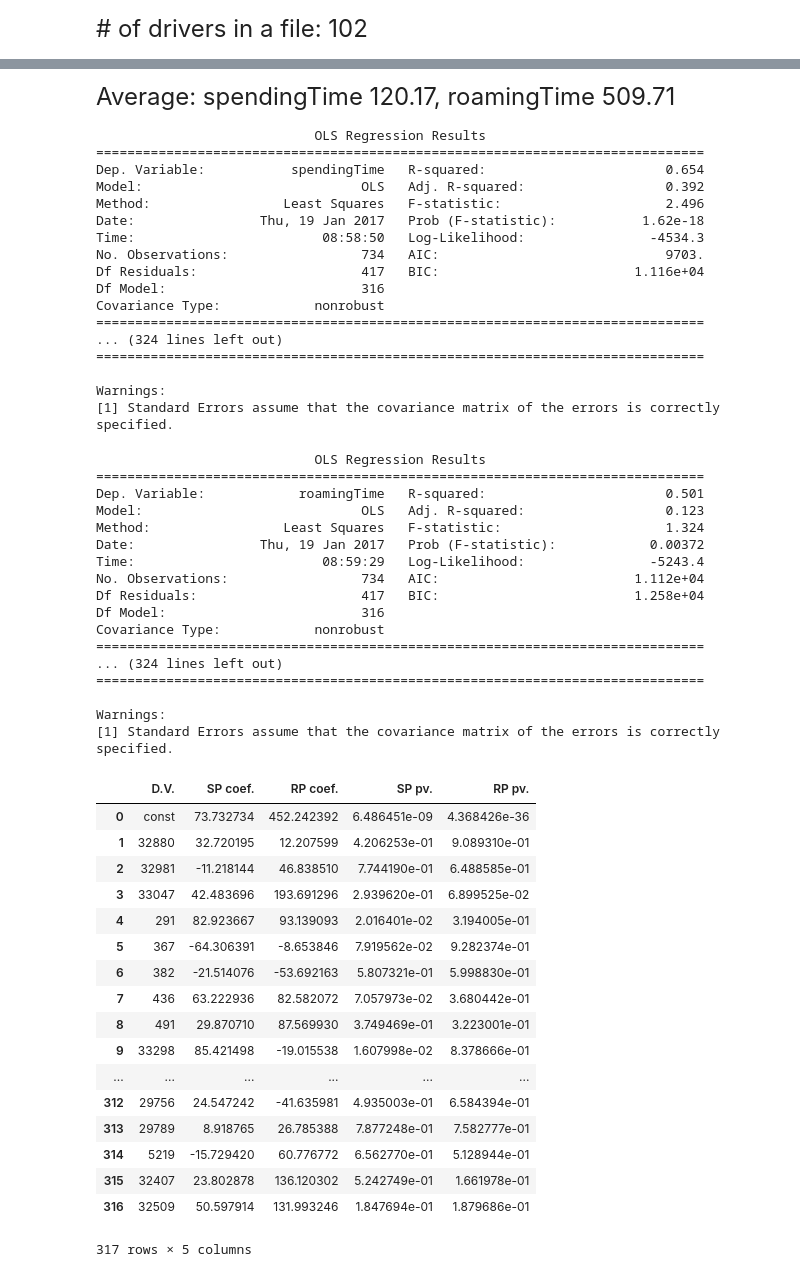
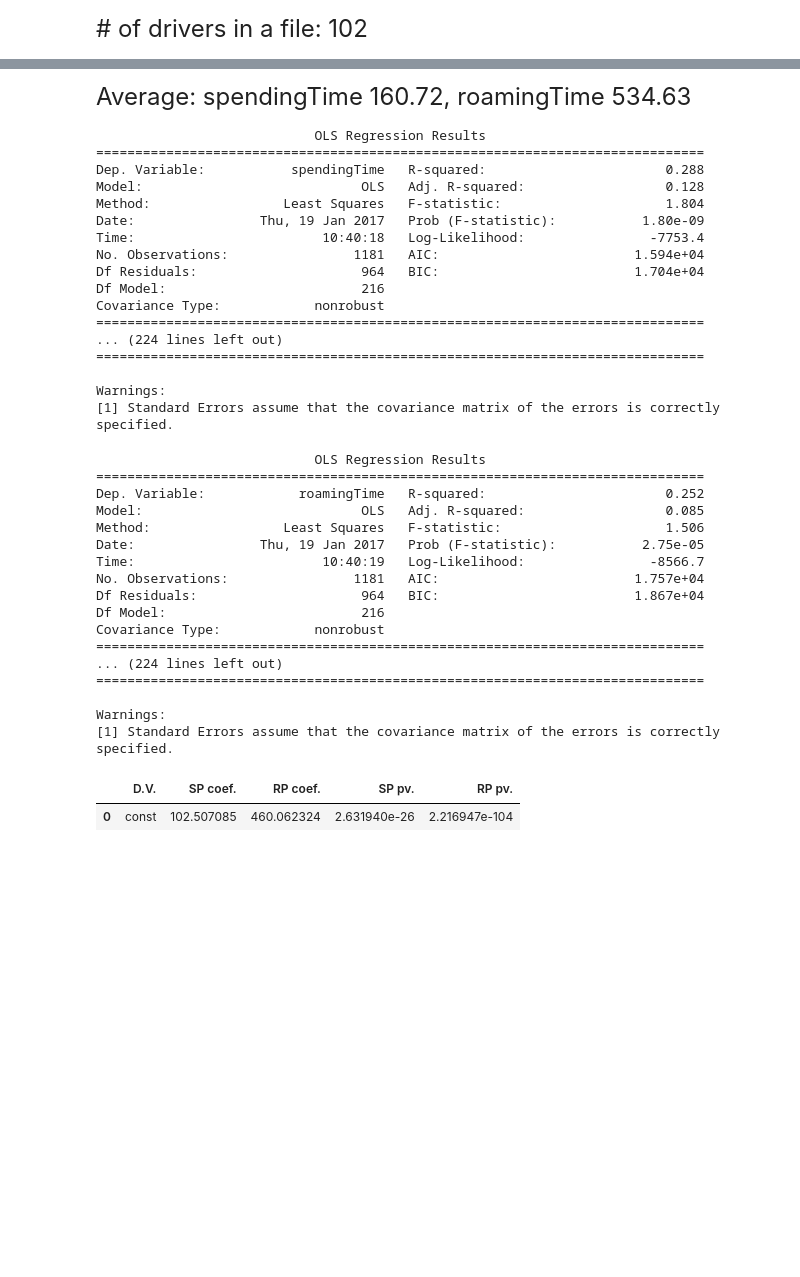
Before and after one commit to PeterGCM/taxi_projects, a Jupyter notebook: community_analysis/z_notebooks/b_regression_example.ipynb, the cells around one changed output, grey strips where cells are left out. Saved outputs shown, nothing was run; the diff lists cells and outputs as text; code cells hidden in the pictures; blank space fills up the shorter version.

```diff
--- a/community_analysis/z_notebooks/b_regression_example.ipynb
+++ b/community_analysis/z_notebooks/b_regression_example.ipynb
@@ -51,7 +51,7 @@ text_display(text, 5)
 # %% [output]
 # of drivers in a file: 102
 # %%
-did1 = 33720
+did1 = 19360
 did1_df = df[(df['did'] == did1)].copy(deep=True)
 did1_df = did1_df.drop(['month', 'day', 'timeFrame', 'zi', 'zj', 'tfZ', 'did'], axis=1)
 if '%d' % did1 in did1_df.columns:
@@ -68,24 +68,24 @@ text_display(text, 5)
 text = 'Average: spendingTime %.2f, roamingTime %.2f' % (did1_df['spendingTime'].mean(), did1_df['roamingTime'].mean())
 text_display(text, 5)
 # %% [output]
-Average: spendingTime 120.17, roamingTime 509.71
+Average: spendingTime 160.72, roamingTime 534.63
 # %%
 SP_res = regression('spendingTime', did1_df)
 print SP_res.summary()
 # %% [output]
                             OLS Regression Results
 ==============================================================================
-Dep. Variable:           spendingTime   R-squared:                       0.654
-Model:                            OLS   Adj. R-squared:                  0.392
-Method:                 Least Squares   F-statistic:                     2.496
-Date:                Thu, 19 Jan 2017   Prob (F-statistic):           1.62e-18
-Time:                        08:58:50   Log-Likelihood:                -4534.3
-No. Observations:                 734   AIC:                             9703.
-Df Residuals:                     417   BIC:                         1.116e+04
-Df Model:                         316
+Dep. Variable:           spendingTime   R-squared:                       0.288
+Model:                            OLS   Adj. R-squared:                  0.128
+Method:                 Least Squares   F-statistic:                     1.804
+Date:                Thu, 19 Jan 2017   Prob (F-statistic):           1.80e-09
+Time:                        10:40:18   Log-Likelihood:                -7753.4
+No. Observations:                1181   AIC:                         1.594e+04
+Df Residuals:                     964   BIC:                         1.704e+04
+Df Model:                         216
 Covariance Type:            nonrobust
 ==============================================================================
-... (324 lines left out)
+... (224 lines left out)
 ==============================================================================
 
 Warnings:
@@ -96,17 +96,17 @@ print RP_res.summary()
 # %% [output]
                             OLS Regression Results
 ==============================================================================
-Dep. Variable:            roamingTime   R-squared:                       0.501
-Model:                            OLS   Adj. R-squared:                  0.123
-Method:                 Least Squares   F-statistic:                     1.324
-Date:                Thu, 19 Jan 2017   Prob (F-statistic):            0.00372
-Time:                        08:59:29   Log-Likelihood:                -5243.4
-No. Observations:                 734   AIC:                         1.112e+04
-Df Residuals:                     417   BIC:                         1.258e+04
-Df Model:                         316
+Dep. Variable:            roamingTime   R-squared:                       0.252
+Model:                            OLS   Adj. R-squared:                  0.085
+Method:                 Least Squares   F-statistic:                     1.506
+Date:                Thu, 19 Jan 2017   Prob (F-statistic):           2.75e-05
+Time:                        10:40:19   Log-Likelihood:                -8566.7
+No. Observations:                1181   AIC:                         1.757e+04
+Df Residuals:                     964   BIC:                         1.867e+04
+Df Model:                         216
 Covariance Type:            nonrobust
 ==============================================================================
-... (324 lines left out)
+... (224 lines left out)
 ==============================================================================
 
 Warnings:
@@ -114,27 +114,12 @@ Warnings:
 # %%
 header = ['D.V.', 'SP coef.', 'RP coef.', 'SP pv.', 'RP pv.']
 df_data = {k: [] for k in header}
 for dv, sp_pv in SP_res.pvalues.iteritems():
     for i, v in enumerate([dv, SP_res.params[dv], RP_res.params[dv], sp_pv, RP_res.pvalues[dv]]):
-        df_data[header[i]].append(v)
+        if sp_pv < 0.01 and RP_res.pvalues[dv] < 0.01 :
+            df_data[header[i]].append(v)
 df = pd.DataFrame(df_data)[header]
 df
 # %% [output]
 |  | D.V. | SP coef. | RP coef. | SP pv. | RP pv. |
-| 0 | const | 73.732734 | 452.242392 | 6.486451e-09 | 4.368426e-36 |
-| 1 | 32880 | 32.720195 | 12.207599 | 4.206253e-01 | 9.089310e-01 |
-| 2 | 32981 | -11.218144 | 46.838510 | 7.744190e-01 | 6.488585e-01 |
-| 3 | 33047 | 42.483696 | 193.691296 | 2.939620e-01 | 6.899525e-02 |
-| 4 | 291 | 82.923667 | 93.139093 | 2.016401e-02 | 3.194005e-01 |
-| 5 | 367 | -64.306391 | -8.653846 | 7.919562e-02 | 9.282374e-01 |
-| 6 | 382 | -21.514076 | -53.692163 | 5.807321e-01 | 5.998830e-01 |
-| 7 | 436 | 63.222936 | 82.582072 | 7.057973e-02 | 3.680442e-01 |
-| 8 | 491 | 29.870710 | 87.569930 | 3.749469e-01 | 3.223001e-01 |
-| 9 | 33298 | 85.421498 | -19.015538 | 1.607998e-02 | 8.378666e-01 |
-| ... | ... | ... | ... | ... | ... |
-| 312 | 29756 | 24.547242 | -41.635981 | 4.935003e-01 | 6.584394e-01 |
-| 313 | 29789 | 8.918765 | 26.785388 | 7.877248e-01 | 7.582777e-01 |
-| 314 | 5219 | -15.729420 | 60.776772 | 6.562770e-01 | 5.128944e-01 |
-| 315 | 32407 | 23.802878 | 136.120302 | 5.242749e-01 | 1.661978e-01 |
-| 316 | 32509 | 50.597914 | 131.993246 | 1.847694e-01 | 1.879686e-01 |
+| 0 | const | 102.507085 | 460.062324 | 2.631940e-26 | 2.216947e-104 |
-317 rows × 5 columns
```
Also changed, not shown: parts of 1 cell of this notebook, 4 other files.
